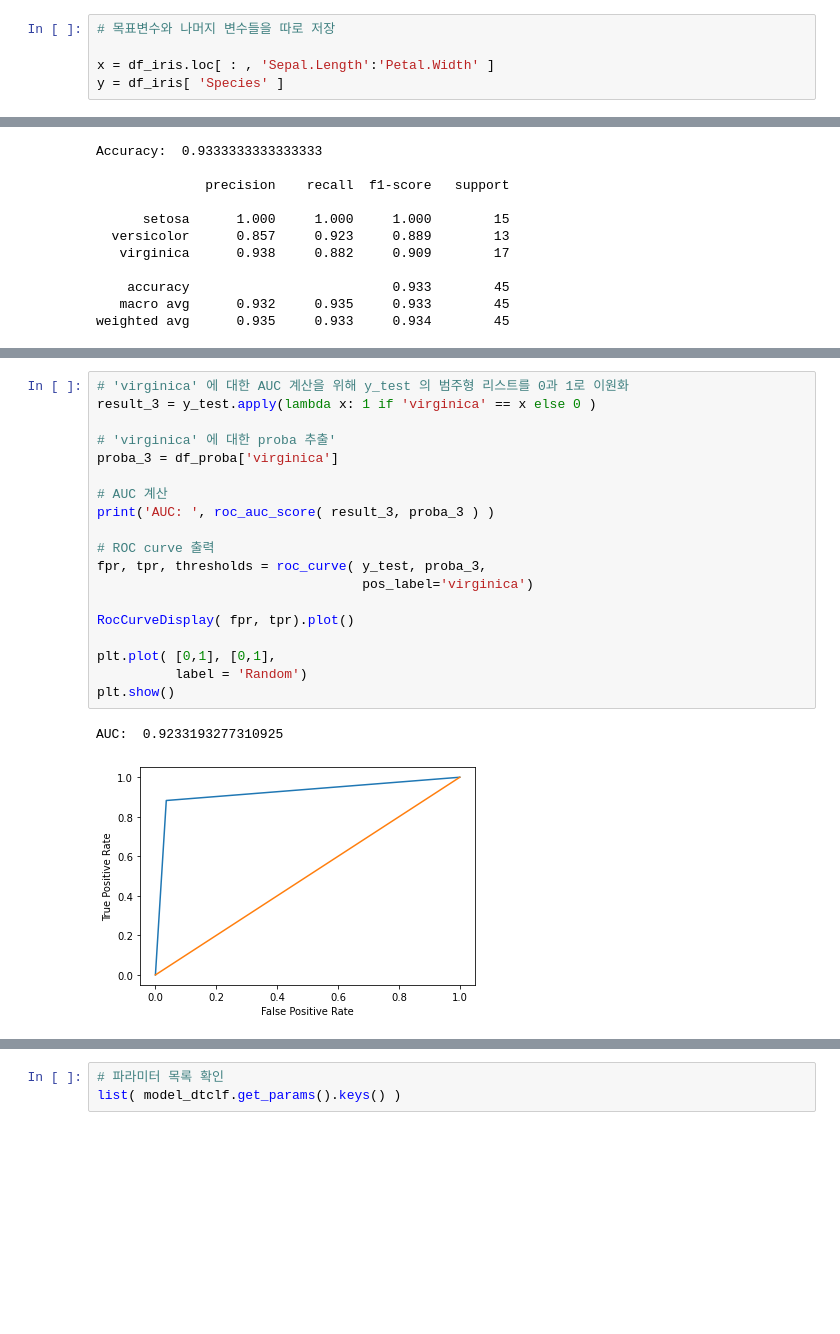
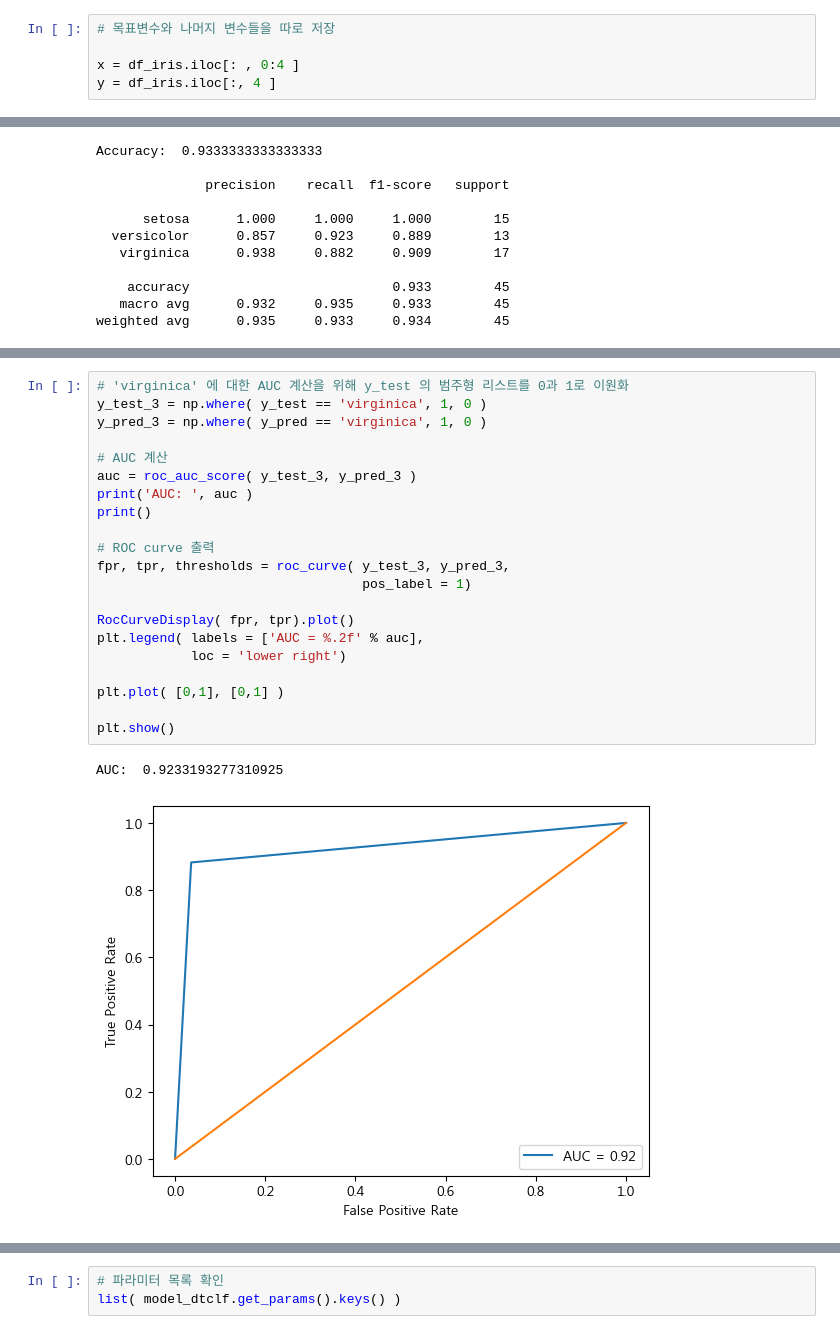
Before and after one commit to anjuiswhat/TIL, a Jupyter notebook: ADP_study/Python/5_정형 데이터마이닝/분류/정리_의사결정나무.ipynb, the cells around one changed output, grey strips where cells are left out. Drawn from its saved outputs; the diff is of its cells as text; blank space fills up the shorter version.

```diff
--- a/ADP_study/Python/5_정형 데이터마이닝/분류/정리_의사결정나무.ipynb
+++ b/ADP_study/Python/5_정형 데이터마이닝/분류/정리_의사결정나무.ipynb
@@ -57,8 +87,8 @@ df_iris = pd.read_csv('C:/Users/Administrator/GitHub/TIL/ADP_study/rawdata/iris.
 # %%
 # 목표변수와 나머지 변수들을 따로 저장
 
-x = df_iris.loc[ : , 'Sepal.Length':'Petal.Width' ]
-y = df_iris[ 'Species' ]
+x = df_iris.iloc[: , 0:4 ]
+y = df_iris.iloc[:, 4 ]
 # %%
 # df_iris.data = df_iris.loc[ : , 'Sepal.Length':'Petal.Width' ] .values
 # df_iris.feature_names = list( df_iris.drop('Species', axis=1) )
@@ -322,22 +343,24 @@ AUC:  0.9302884615384616
 # %%
 # 'virginica' 에 대한 AUC 계산을 위해 y_test 의 범주형 리스트를 0과 1로 이원화
-result_3 = y_test.apply(lambda x: 1 if 'virginica' == x else 0 )
-
-# 'virginica' 에 대한 proba 추출'
-proba_3 = df_proba['virginica']
+y_test_3 = np.where( y_test == 'virginica', 1, 0 )
+y_pred_3 = np.where( y_pred == 'virginica', 1, 0 )
 
 # AUC 계산
-print('AUC: ', roc_auc_score( result_3, proba_3 ) )
+auc = roc_auc_score( y_test_3, y_pred_3 )
+print('AUC: ', auc )
+print()
 
 # ROC curve 출력
-fpr, tpr, thresholds = roc_curve( y_test, proba_3,
-                                  pos_label='virginica')
+fpr, tpr, thresholds = roc_curve( y_test_3, y_pred_3,
+                                  pos_label = 1)
 
 RocCurveDisplay( fpr, tpr).plot()
+plt.legend( labels = ['AUC = %.2f' % auc],
+            loc = 'lower right')
 
-plt.plot( [0,1], [0,1],
-          label = 'Random')
+plt.plot( [0,1], [0,1] )
+
 plt.show()
 # %% [output]
 AUC:  0.9233193277310925
-[figure, old version]
+[figure, new version]
```
Also changed, not shown: parts of 58 cells of this notebook.
